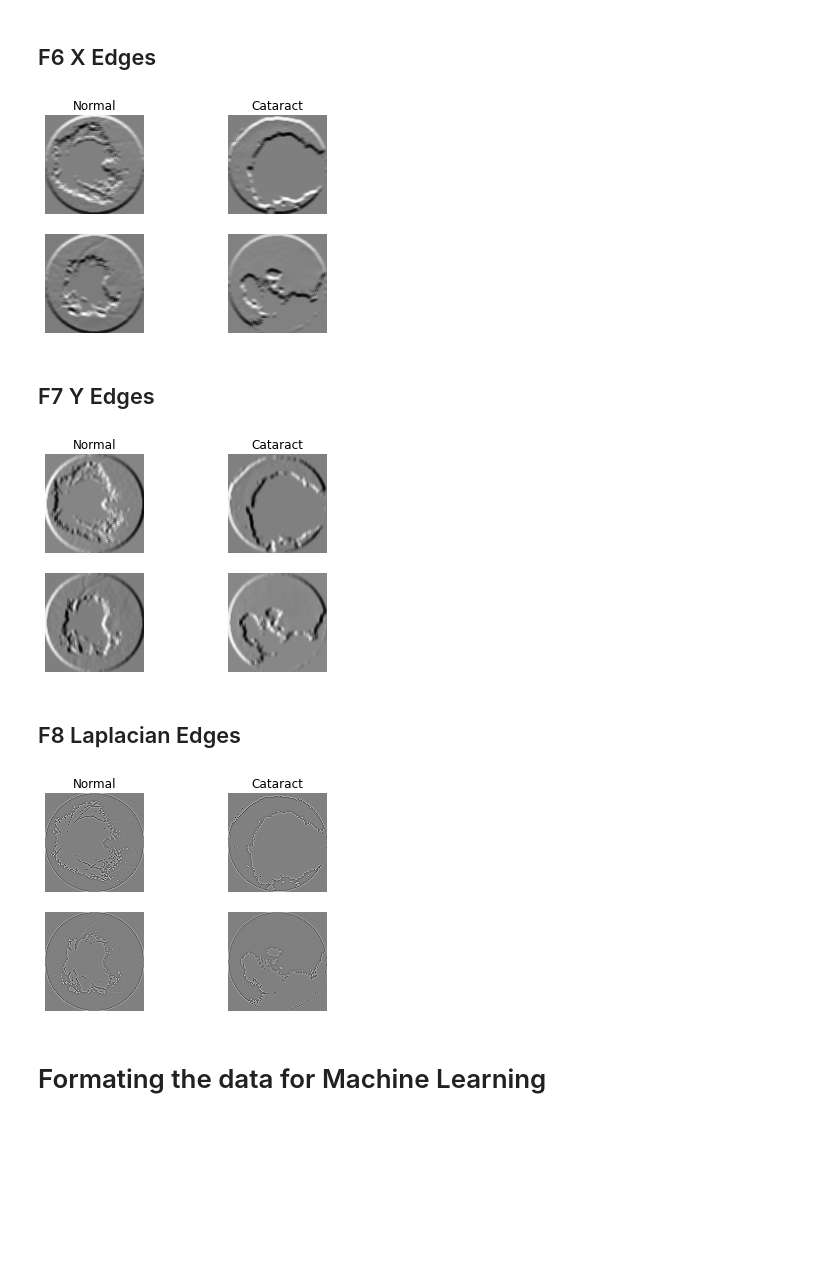
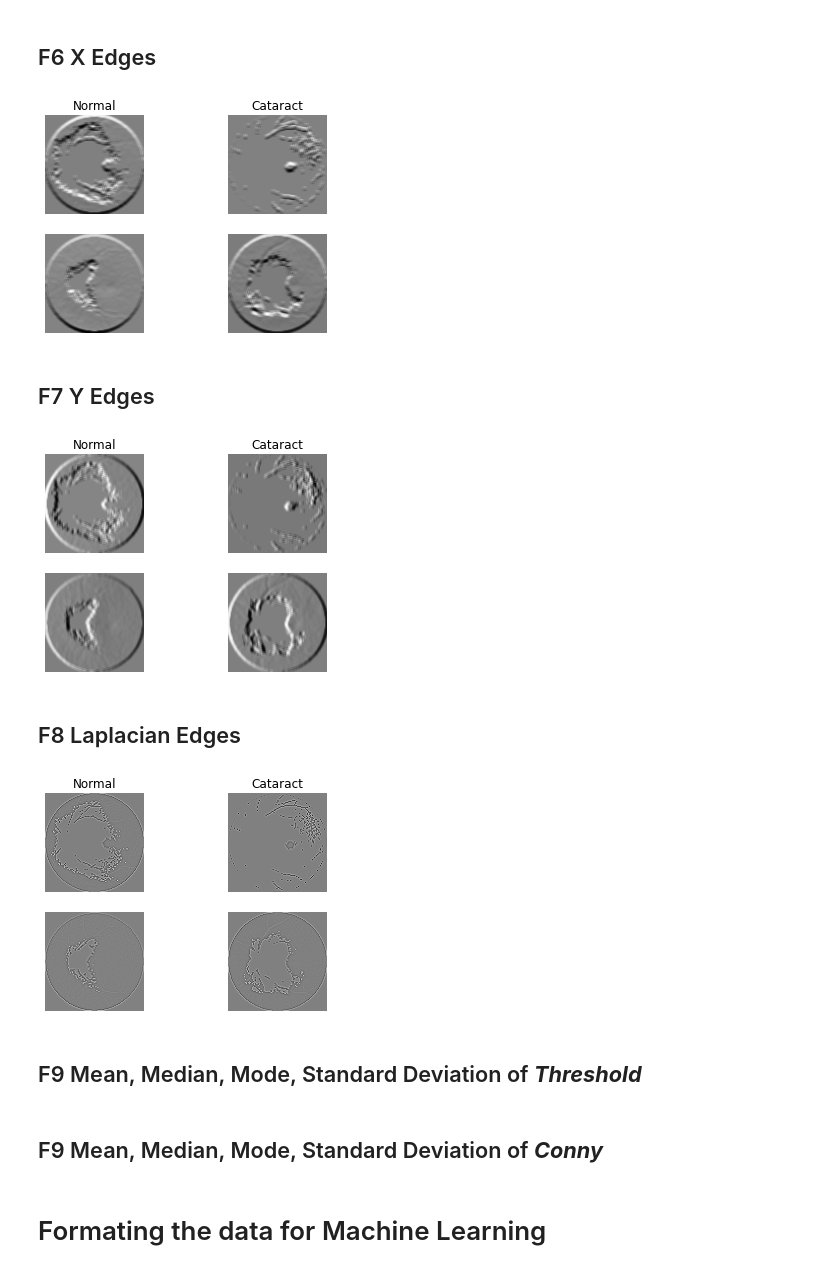
Before and after one commit to Shrey-Viradiya/Ocular-Disease-Recognition, a Jupyter notebook: ocular-disease-recognition-fivp-project_draft_prefianl.ipynb, the cells around one changed output. Saved outputs shown, nothing was run; the diff lists cells and outputs as text; code cells hidden in the pictures; blank space fills up the shorter version.

```diff
--- a/ocular-disease-recognition-fivp-project_draft_prefianl.ipynb
+++ b/ocular-disease-recognition-fivp-project_draft_prefianl.ipynb
@@ -34,7 +25,7 @@ from keras.utils import to_categorical
 # %% [markdown]
 # Enviroment variables
 # %%
-path = "/content/Ocular"
+path = "../input/ocular-disease-recognition-odir5k"
 datafr = pd.read_csv(os.path.join(path, "full_df.csv"))
 # Image size
 ROW = 100
@@ -253,32 +239,32 @@ showSamples([CannyEdge(training_images[0]),
 # %%
 def SobelX(image):
     filter = np.array([[2,2,4,2,2], [1,1,2,1,1], [0,0,0,0,0],[-1,-1,-2,-1,-1],[-2,-2,-4,-2,-2]])
     return convolve2d(image, filter, mode="same")
 
 def SobelY(image):
     filter = np.array([[2,2,4,2,2], [1,1,2,1,1], [0,0,0,0,0],[-1,-1,-2,-1,-1],[-2,-2,-4,-2,-2]]).T
     return convolve2d(image, filter, mode="same")
 
 
 showSamples([SobelX(grayscaled_images[0]),
-             SobelX(grayscaled_images[-1]),
-             SobelX(grayscaled_images[12]),
-             SobelX(grayscaled_images[-17])]
+             SobelX(grayscaled_images[2]),
+             SobelX(grayscaled_images[17]),
+             SobelX(grayscaled_images[12])]
             , True)
 # %% [output]
-[figure, old version]
+[figure, new version]
 # %% [markdown]
 ## F7 Y Edges
 # %%
 
 
 showSamples([SobelY(grayscaled_images[0]),
-             SobelY(grayscaled_images[-1]),
-             SobelY(grayscaled_images[12]),
-             SobelY(grayscaled_images[-17])]
+             SobelY(grayscaled_images[2]),
+             SobelY(grayscaled_images[17]),
+             SobelY(grayscaled_images[12])]
             , True)
 # %% [output]
-[figure, old version]
+[figure, new version]
 # %% [markdown]
 ## F8 Laplacian Edges
 # %%
@@ -286,12 +272,16 @@ def Laplacian(image):
     return cv2.Laplacian(image, cv2.CV_64F)
 
 showSamples([Laplacian(grayscaled_images[0]),
-             Laplacian(grayscaled_images[-1]),
-             Laplacian(grayscaled_images[12]),
-             Laplacian(grayscaled_images[-17])]
+             Laplacian(grayscaled_images[2]),
+             Laplacian(grayscaled_images[17]),
+             Laplacian(grayscaled_images[12])]
             , True)
 # %% [output]
-[figure, old version]
+[figure, new version]
+# %% [markdown]
+## F9 Mean, Median, Mode, Standard Deviation of ***Threshold***
+# %% [markdown]
+## F9 Mean, Median, Mode, Standard Deviation of ***Conny***
 # %%
 del grayscaled_images
 # %% [markdown]
```
Also changed, not shown: parts of 15 cells of this notebook.
